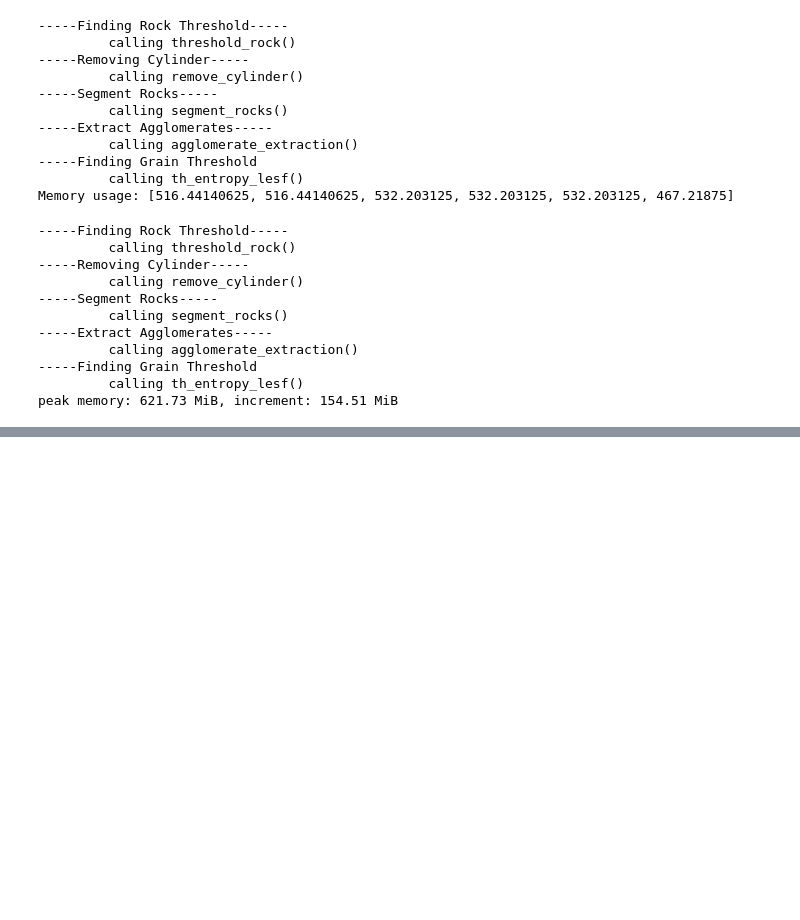
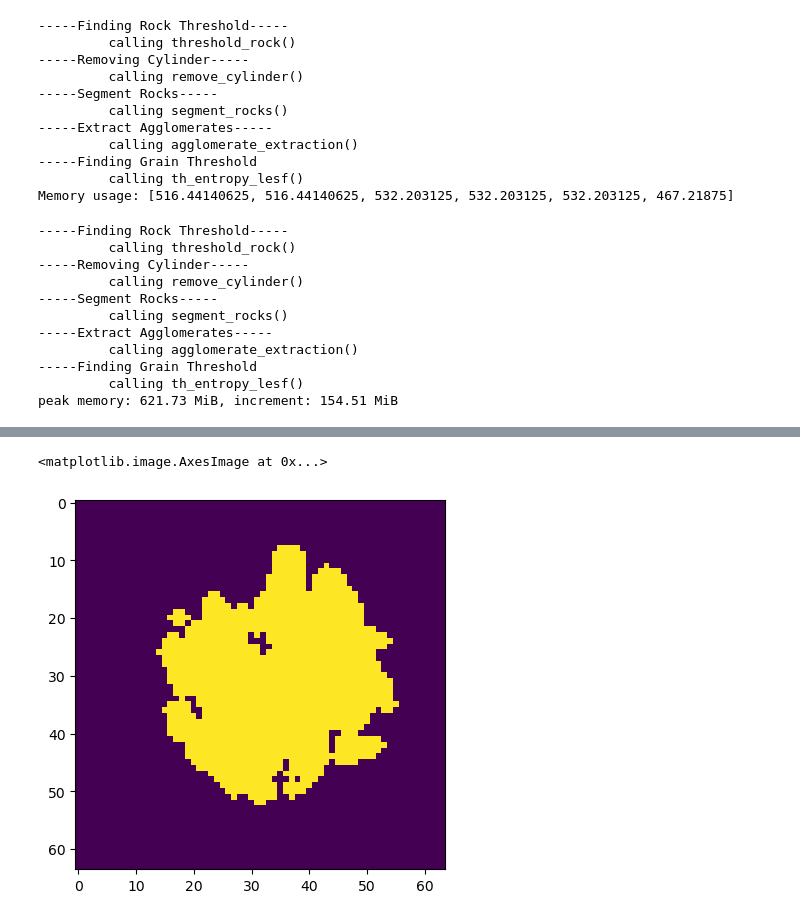
Before and after one commit to edsml-pl1023/Toolkit4D, a Jupyter notebook: notebooks/note.ipynb, the cells around one changed output, grey strips where cells are left out. Cells and saved outputs as stored; diff of their text form; code cells hidden in the pictures; blank space fills up the shorter version.

```diff
--- a/notebooks/note.ipynb
+++ b/notebooks/note.ipynb
@@ -338,0 +416,5 @@ peak memory: 722.98 MiB, increment: 125.04 MiB
+# %%
+plt.imshow(processor_nodel.optimized_rock_mask[:, :, slice//4])
+# %% [output]
+<matplotlib.image.AxesImage at 0x...>
+[figure, added]
```
Also changed, not shown: parts of 33 cells of this notebook.
